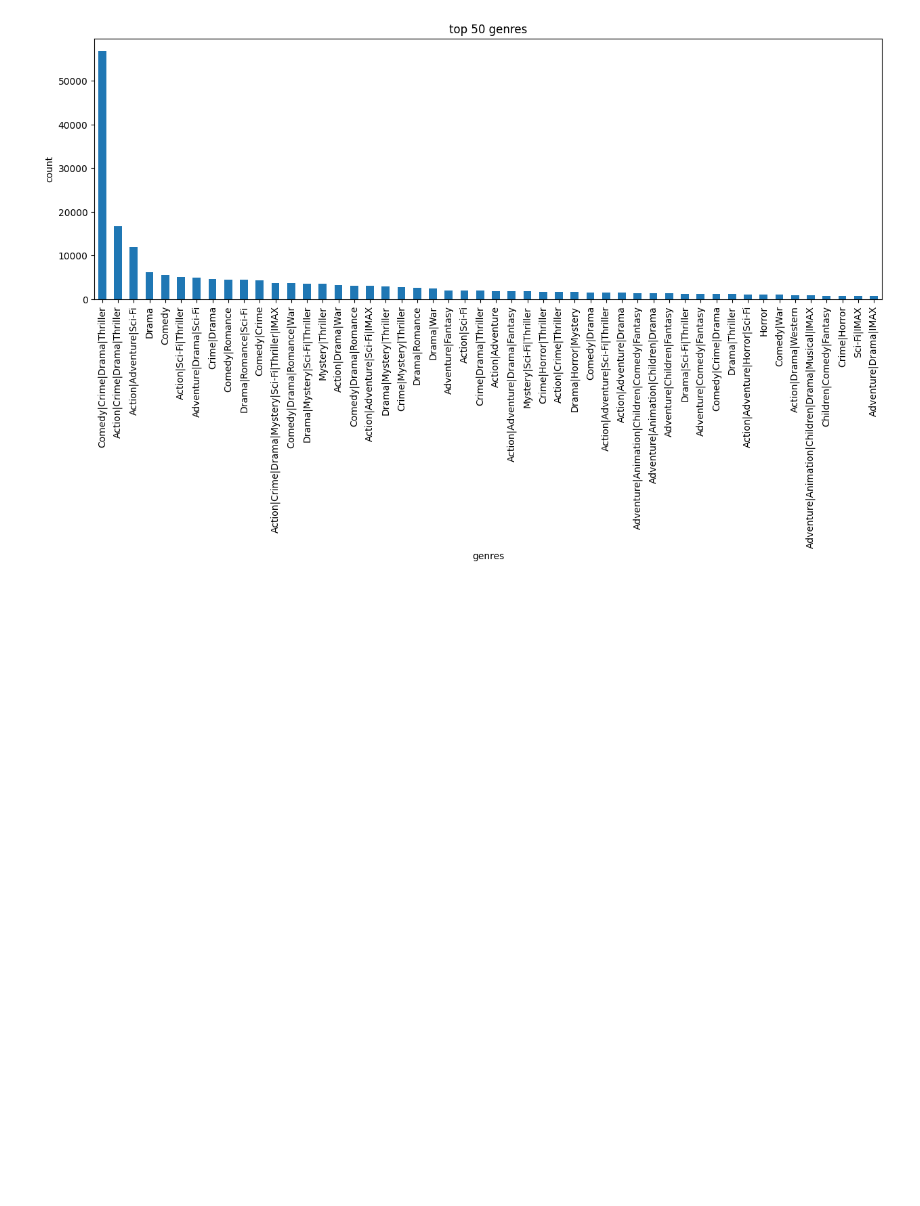
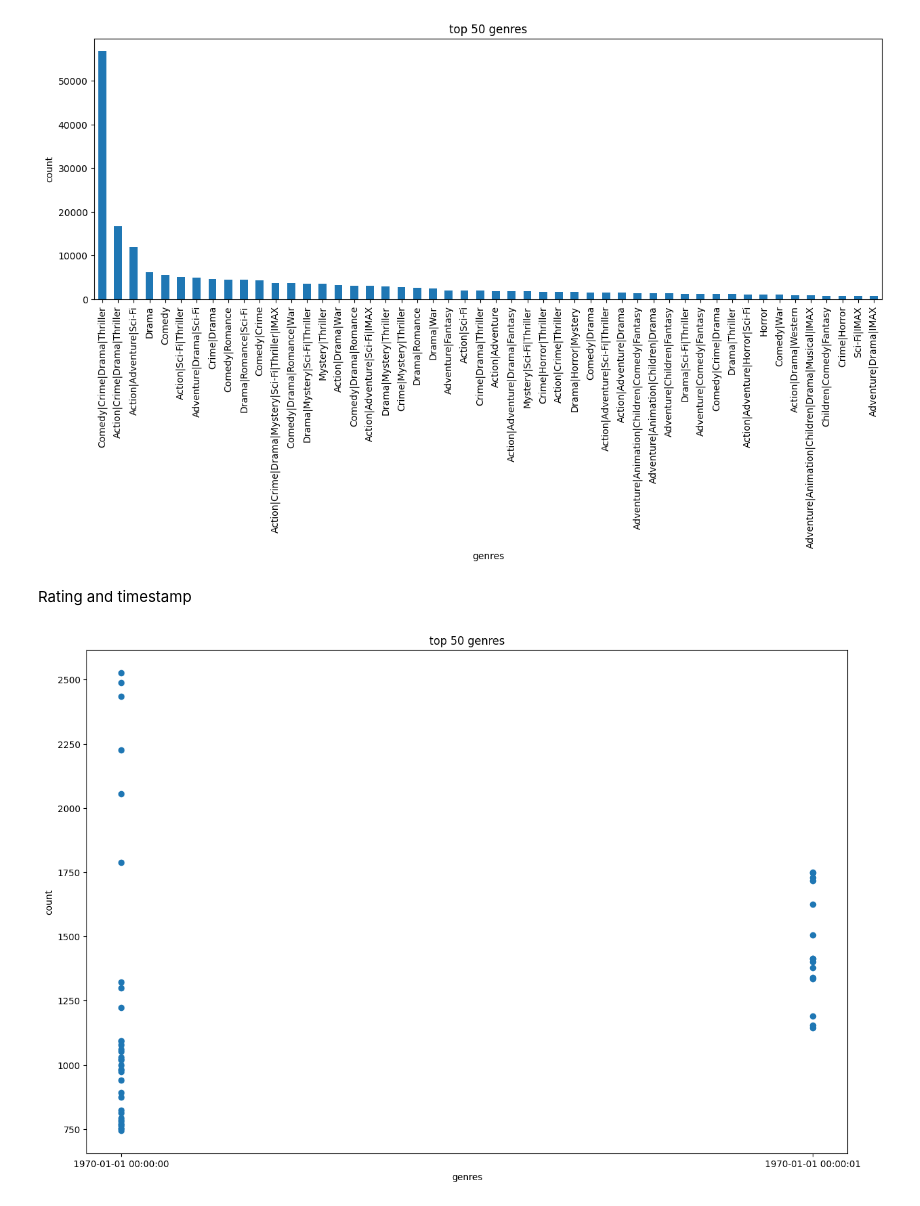
Before and after one commit to mercytegekson/Movie-Recommendation-System-, a Jupyter notebook: index.ipynb, the cells around one changed output. Saved outputs shown, nothing was run; the diff lists cells and outputs as text; code cells hidden in the pictures; blank space fills up the shorter version.

```diff
--- a/index.ipynb
+++ b/index.ipynb
@@ -256,3 +261,14 @@ plt.ylabel("count")
 plt.show();
 # %% [output]
 [figure]
+# %% [markdown]
+Rating and timestamp
+# %%
+fig, ax = plt.subplots(figsize = (15,10))
+plt.scatter(merged_data["rating_timestamp"][: 50], merged_data["tag"].value_counts().head(50))
+plt.title("top 50 genres")
+plt.xlabel("genres")
+plt.ylabel("count")
+plt.show();
+# %% [output]
+[figure, added]
```
Also changed, not shown: parts of 2 cells of this notebook.
